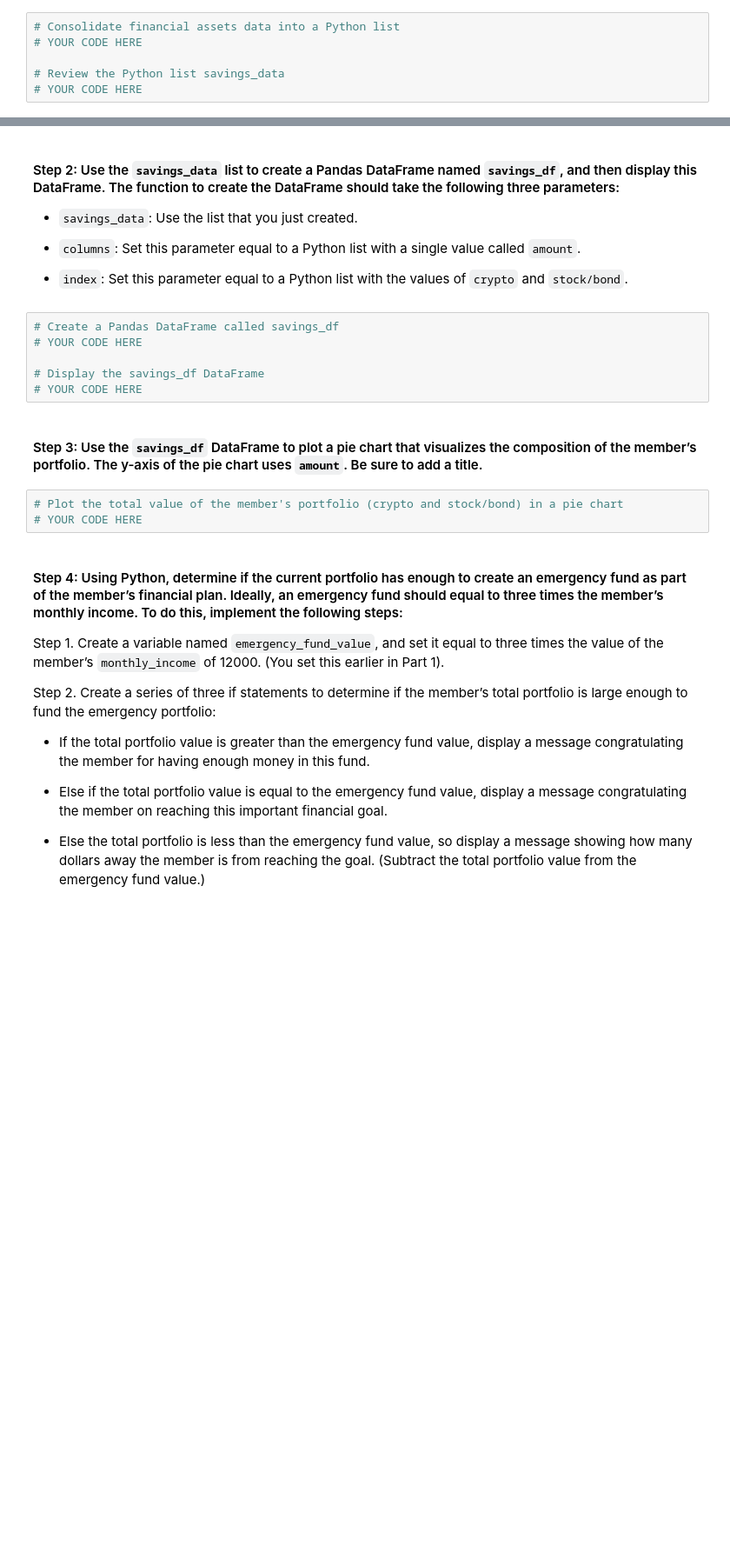
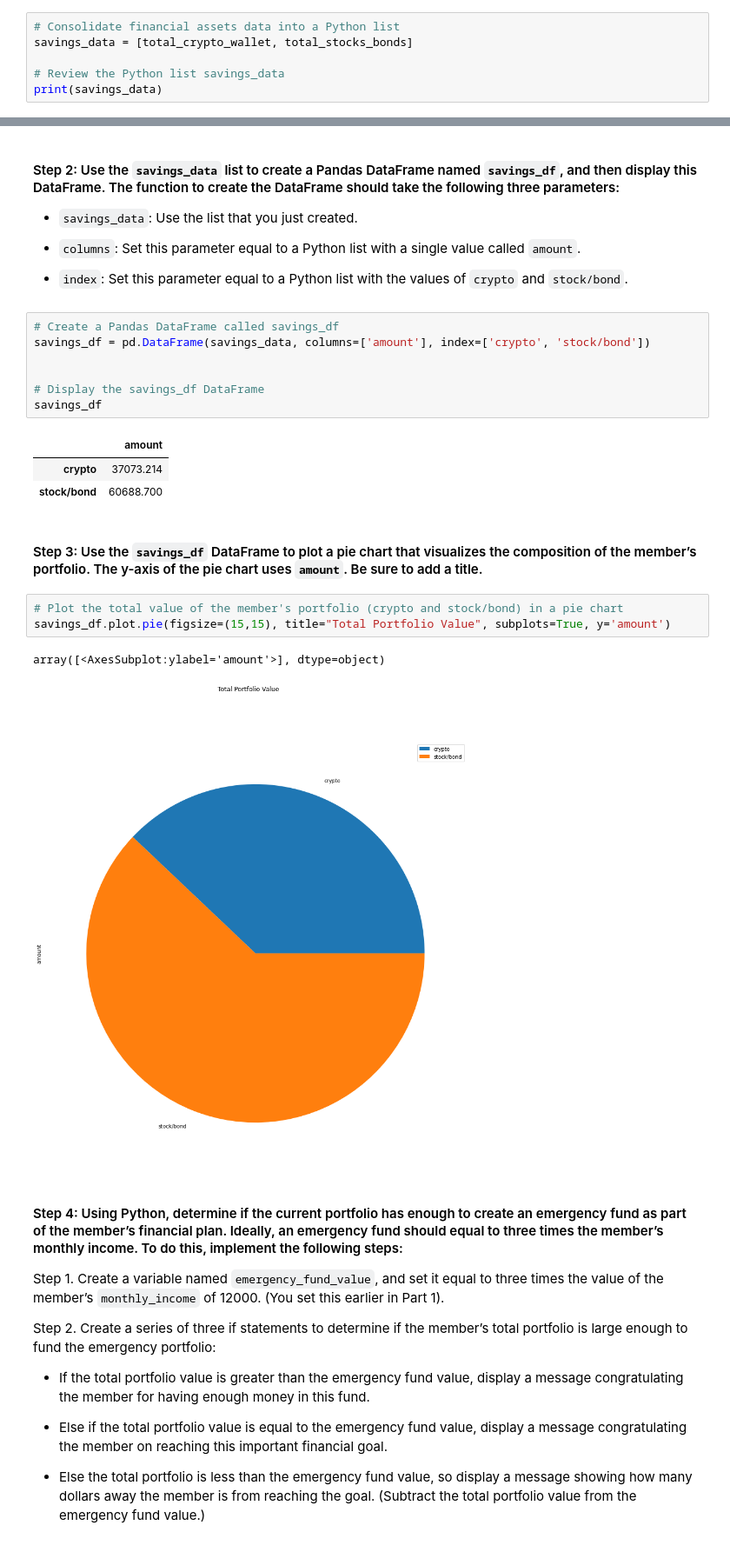
Before and after one commit to kennyk321/module_5_challenge, a Jupyter notebook: financial_planning_tools.ipynb, the cells around one changed output, grey strips where cells are left out. Shown at 87% size. Saved outputs shown, nothing was run; the diff lists cells and outputs as text; blank space fills up the shorter version.

```diff
--- a/financial_planning_tools.ipynb
+++ b/financial_planning_tools.ipynb
@@ -328,7 +337,7 @@ In this section, you’ll use the valuations for the cryptocurrency wallet and f
 #### Step 1: Create a Python list named `savings_data` that has two elements. The first element contains the total value of the cryptocurrency wallet. The second element contains the total value of the stock and bond portions of the portfolio.
 # %%
 # Consolidate financial assets data into a Python list
-# YOUR CODE HERE
+savings_data = [total_crypto_wallet, total_stocks_bonds]
 
 # Review the Python list savings_data
-# YOUR CODE HERE
+print(savings_data)
@@ -342,15 +353,23 @@ In this section, you’ll use the valuations for the cryptocurrency wallet and f
 - `index`: Set this parameter equal to a Python list with the values of `crypto` and `stock/bond`.
 # %%
 # Create a Pandas DataFrame called savings_df
-# YOUR CODE HERE
+savings_df = pd.DataFrame(savings_data, columns=['amount'], index=['crypto', 'stock/bond'])
+
 
 # Display the savings_df DataFrame
-# YOUR CODE HERE
+savings_df
+# %% [output]
+|  | amount |
+| crypto | 37073.214 |
+| stock/bond | 60688.700 |
 # %% [markdown]
 #### Step 3: Use the `savings_df` DataFrame to plot a pie chart that visualizes the composition of the member’s portfolio. The y-axis of the pie chart uses `amount`. Be sure to add a title.
 # %%
 # Plot the total value of the member's portfolio (crypto and stock/bond) in a pie chart
-# YOUR CODE HERE
+savings_df.plot.pie(figsize=(15,15), title="Total Portfolio Value", subplots=True, y='amount')
+# %% [output]
+array([<AxesSubplot:ylabel='amount'>], dtype=object)
+[figure, added]
 # %% [markdown]
 #### Step 4: Using Python, determine if the current portfolio has enough to create an emergency fund as part of the member’s financial plan. Ideally, an emergency fund should equal to three times the member’s monthly income. To do this, implement the following steps:
 
```
Also changed, not shown: parts of 36 cells of this notebook, 3 other files.
